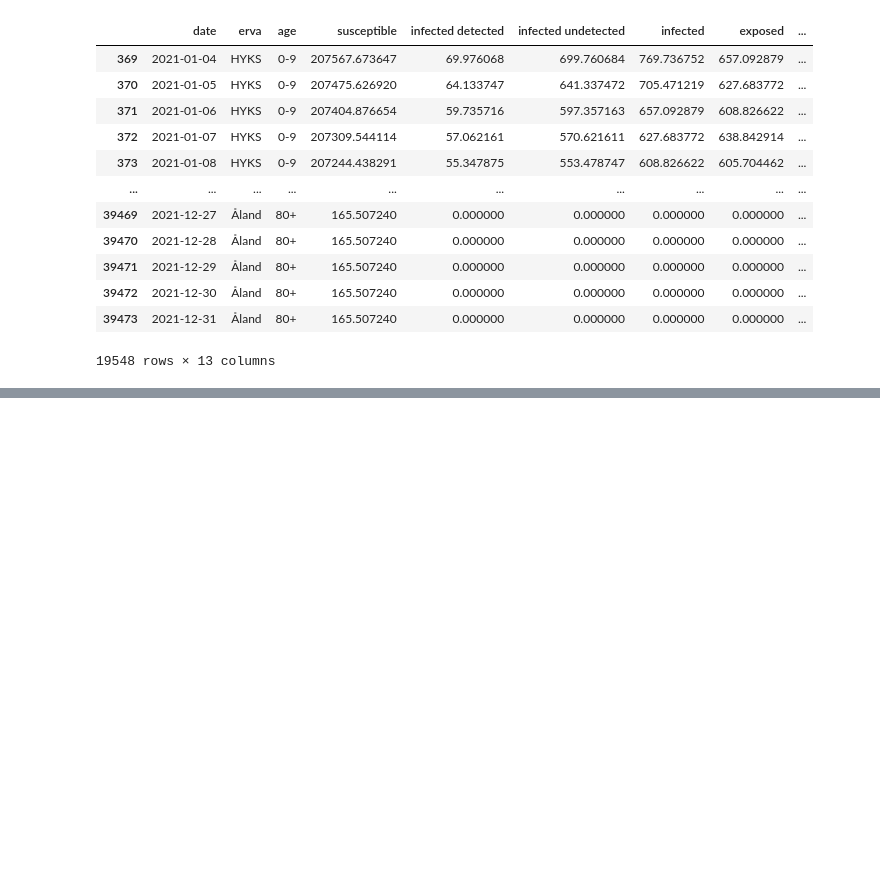
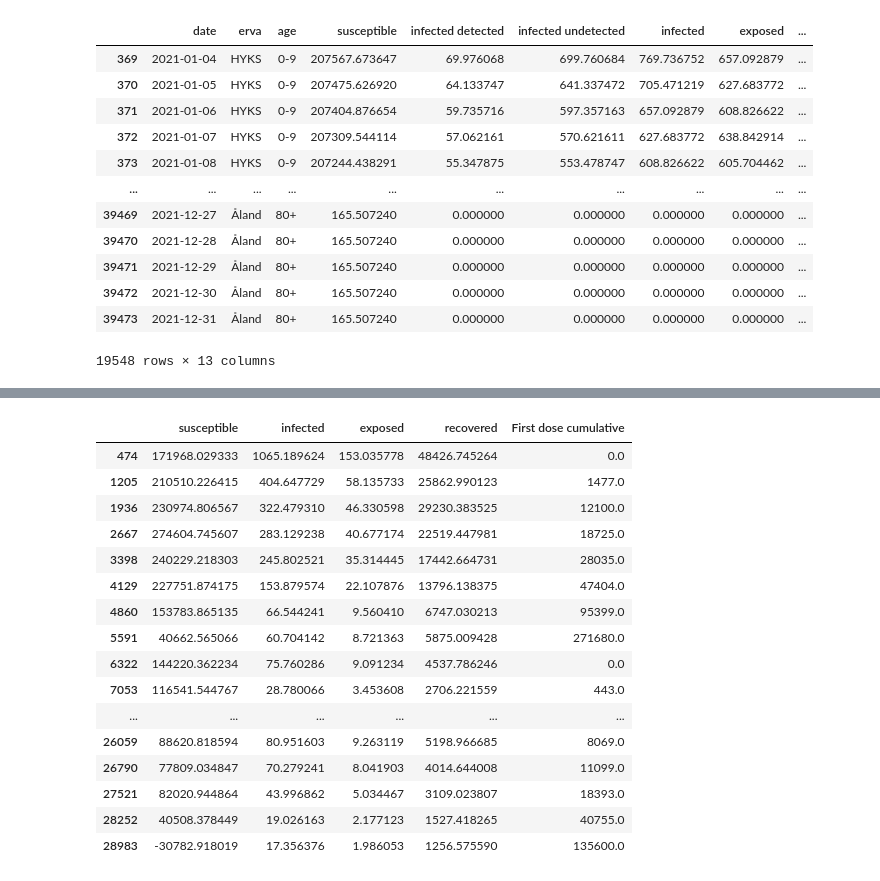
Before and after one commit to FINCoVID19/optimized_vaccination_finland, a Jupyter notebook: reported_cases_age_erva.ipynb, the cells around one changed output, grey strips where cells are left out. Drawn from its saved outputs; the diff is of its cells as text; code cells hidden in the pictures; blank space fills up the shorter version.

```diff
--- a/reported_cases_age_erva.ipynb
+++ b/reported_cases_age_erva.ipynb
@@ -141,0 +184,22 @@ epidemic_state.loc[epidemic_state['date'] >= '2021-01-04', ]
+# %%
+ep8_zero = ep8_zero[~ep8_zero['erva'].str.contains('land')]
+ep8_zero = ep8_zero.drop(columns=['date', 'erva', 'age', 'First dose', 'Second dose', 'Second dose cumulative', 'infected detected', 'infected undetected'])
+ep8_zero
+# %% [output]
+|  | susceptible | infected | exposed | recovered | First dose cumulative |
+| 474 | 171968.029333 | 1065.189624 | 153.035778 | 48426.745264 | 0.0 |
+| 1205 | 210510.226415 | 404.647729 | 58.135733 | 25862.990123 | 1477.0 |
+| 1936 | 230974.806567 | 322.479310 | 46.330598 | 29230.383525 | 12100.0 |
+| 2667 | 274604.745607 | 283.129238 | 40.677174 | 22519.447981 | 18725.0 |
+| 3398 | 240229.218303 | 245.802521 | 35.314445 | 17442.664731 | 28035.0 |
+| 4129 | 227751.874175 | 153.879574 | 22.107876 | 13796.138375 | 47404.0 |
+| 4860 | 153783.865135 | 66.544241 | 9.560410 | 6747.030213 | 95399.0 |
+| 5591 | 40662.565066 | 60.704142 | 8.721363 | 5875.009428 | 271680.0 |
+| 6322 | 144220.362234 | 75.760286 | 9.091234 | 4537.786246 | 0.0 |
+| 7053 | 116541.544767 | 28.780066 | 3.453608 | 2706.221559 | 443.0 |
+| ... | ... | ... | ... | ... | ... |
+| 26059 | 88620.818594 | 80.951603 | 9.263119 | 5198.966685 | 8069.0 |
+| 26790 | 77809.034847 | 70.279241 | 8.041903 | 4014.644008 | 11099.0 |
+| 27521 | 82020.944864 | 43.996862 | 5.034467 | 3109.023807 | 18393.0 |
+| 28252 | 40508.378449 | 19.026163 | 2.177123 | 1527.418265 | 40755.0 |
+| 28983 | -30782.918019 | 17.356376 | 1.986053 | 1256.575590 | 135600.0 |
```
Also changed, not shown: parts of 9 cells of this notebook, 4 other files.
